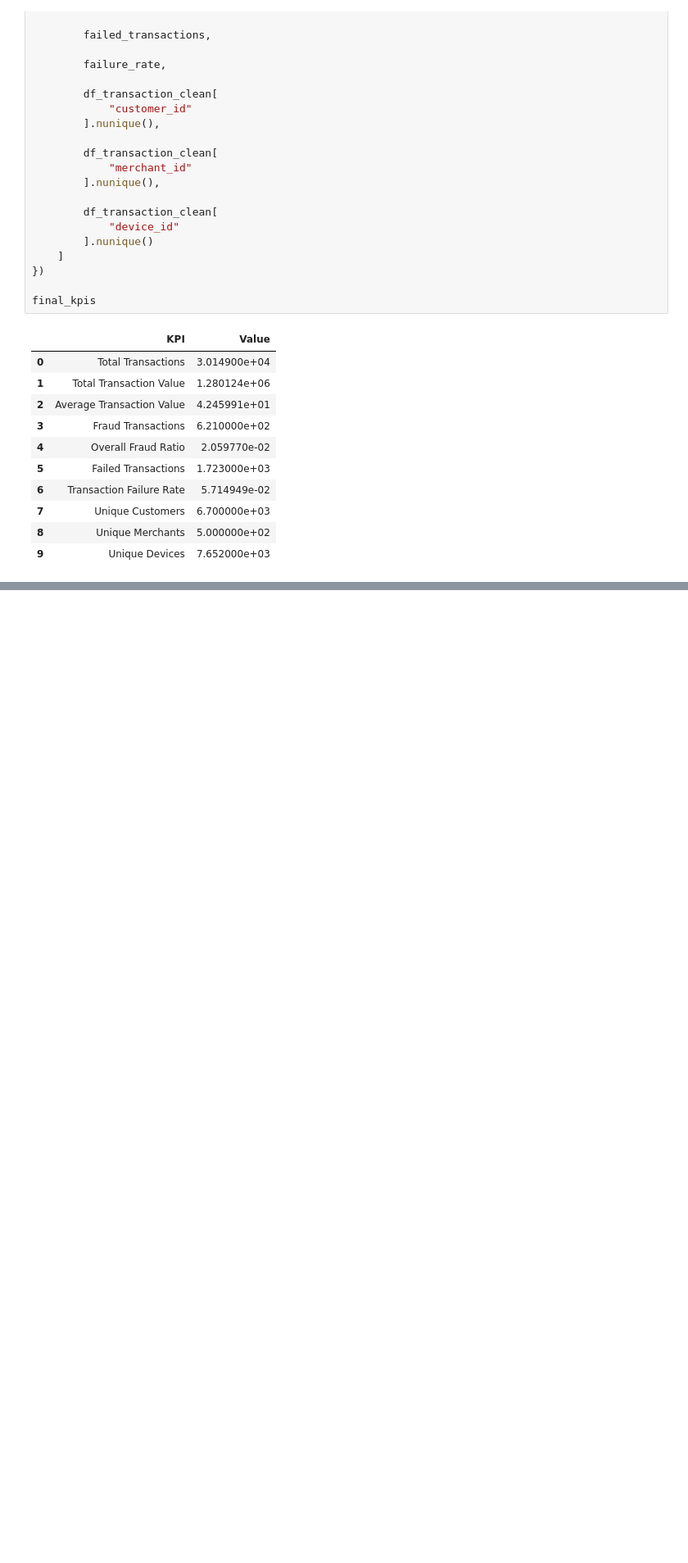
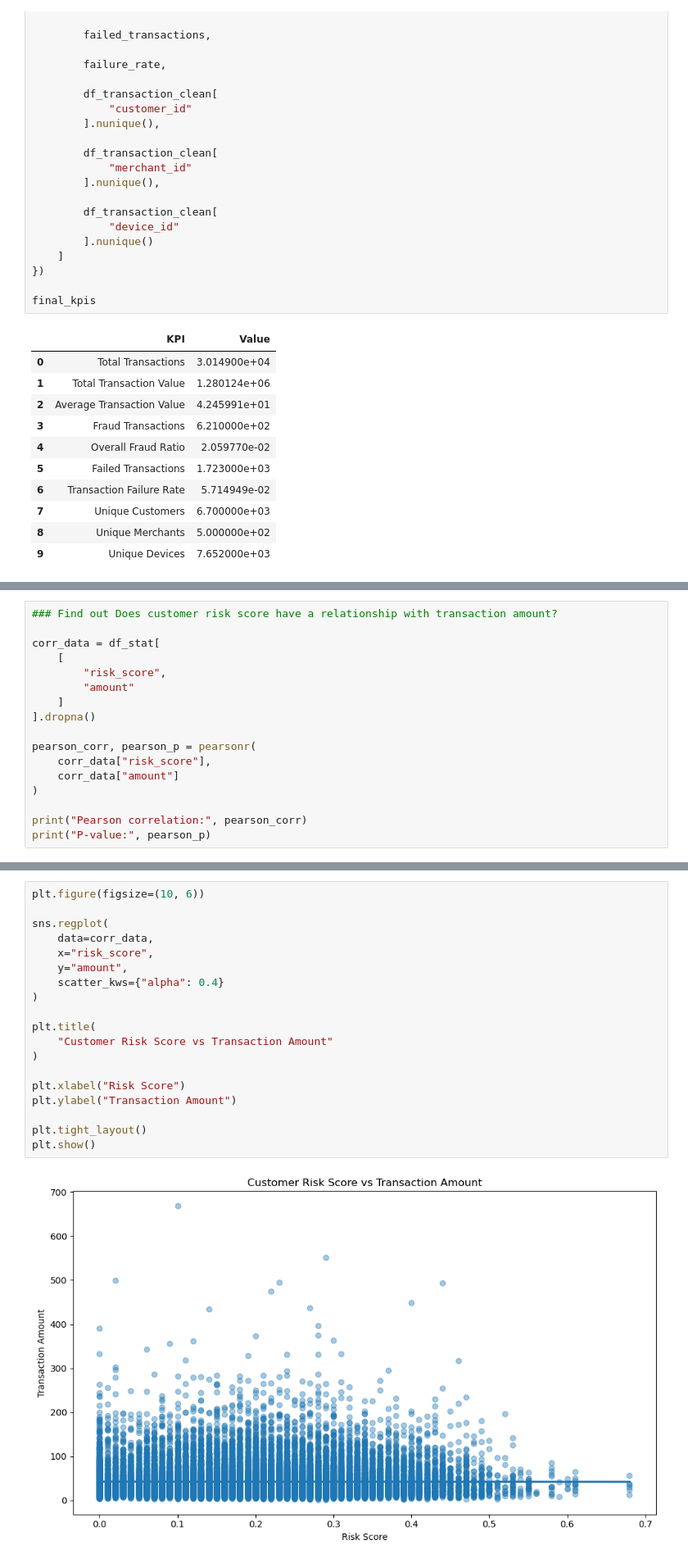
Before and after one commit to arinmac26-sys/UPI_Transaction_Analysis, a Jupyter notebook: Python/UPI_Transaction_Capstone_Project.ipynb, the cells around one changed output, grey strips where cells are left out. Shown at 82% size. Saved outputs shown, nothing was run; the diff lists cells and outputs as text; blank space fills up the shorter version.

```diff
--- a/Python/UPI_Transaction_Capstone_Project.ipynb
+++ b/Python/UPI_Transaction_Capstone_Project.ipynb
@@ -2012,0 +2487,17 @@ final_kpis
+# %%
+### Find out Does customer risk score have a relationship with transaction amount?
+
+corr_data = df_stat[
+    [
+        "risk_score",
+        "amount"
+    ]
+].dropna()
+
+pearson_corr, pearson_p = pearsonr(
+    corr_data["risk_score"],
+    corr_data["amount"]
+)
+
+print("Pearson correlation:", pearson_corr)
+print("P-value:", pearson_p)
@@ -2012,0 +2509,21 @@ final_kpis
+# %%
+plt.figure(figsize=(10, 6))
+
+sns.regplot(
+    data=corr_data,
+    x="risk_score",
+    y="amount",
+    scatter_kws={"alpha": 0.4}
+)
+
+plt.title(
+    "Customer Risk Score vs Transaction Amount"
+)
+
+plt.xlabel("Risk Score")
+plt.ylabel("Transaction Amount")
+
+plt.tight_layout()
+plt.show()
+# %% [output]
+[figure, added]
```
Also changed, not shown: parts of 36 cells of this notebook.
